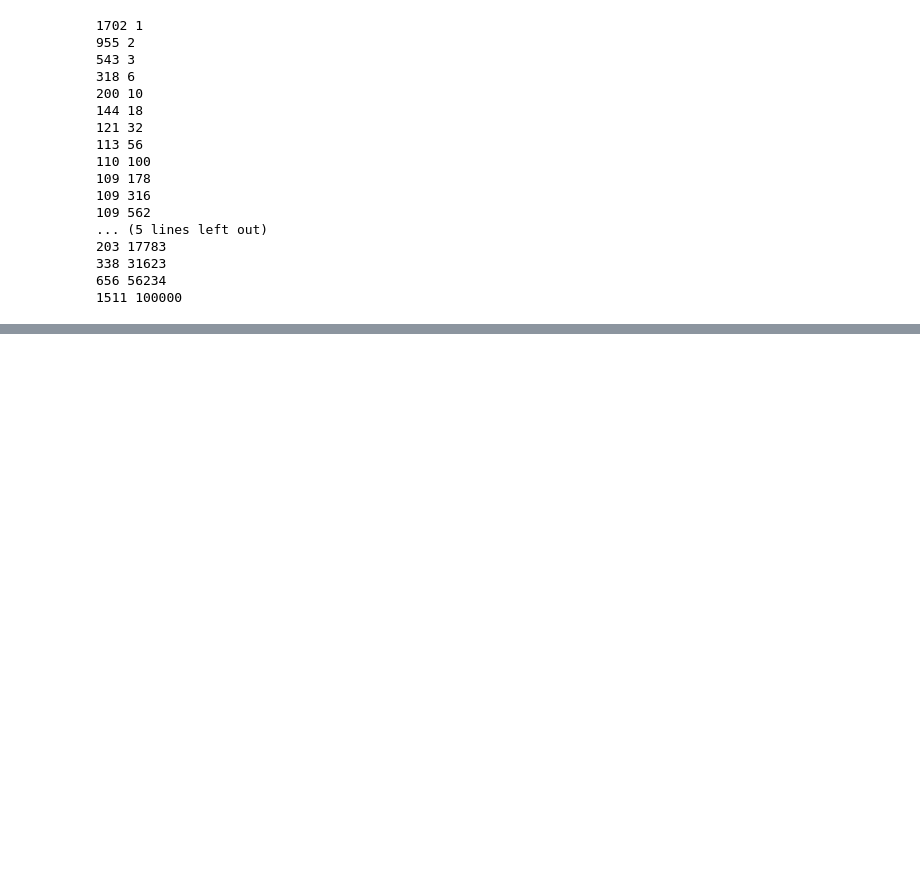
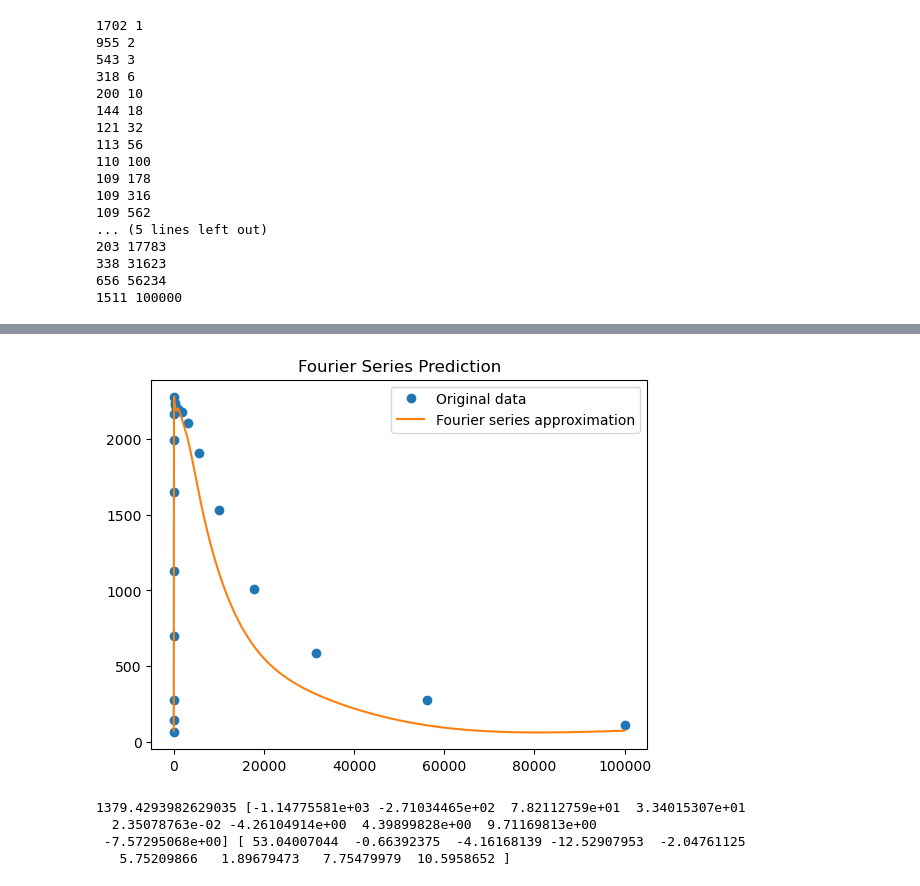
Before and after one commit to loganmachale/PHYS-309, a Jupyter notebook: amplifier_calculations.ipynb, the cells around one changed output, grey strips where cells are left out. Cells and saved outputs as stored; diff of their text form; code cells hidden in the pictures; blank space fills up the shorter version.

```diff
--- a/amplifier_calculations.ipynb
+++ b/amplifier_calculations.ipynb
@@ -161,0 +168,39 @@ amplification(c_amp(1))
+# %%
+import numpy as np
+import matplotlib.pyplot as plt
+
+# Example data: let's create a sample signal using a sine wave
+# Replace this with your actual data
+t = cf_arr
+y = G
+
+def fourier_series(x, a0, an, bn, T):
+    series = a0  # Start with the constant term
+    for n in range(1, len(an) + 1):
+        series += an[n - 1] * np.cos(2 * np.pi * n * np.log10(x) / T) + bn[n - 1] * np.sin(2 * np.pi * n * np.log10(x) / T)
+    return series
+
+T = 5
+
+# Perform Fourier transform and extract coefficients
+fourier_coeffs = np.fft.fft(y) / len(t)  # Normalize by number of points
+frequencies = np.fft.fftfreq(len(t), d=(t[1] - t[0]))
+
+# Split the coefficients into cosine (real) and sine (imaginary) parts
+a0 = fourier_coeffs[0].real  # DC component (constant term)
+an = 2 * fourier_coeffs[1:len(fourier_coeffs) // 2].real  # Cosine terms
+bn = -2 * fourier_coeffs[1:len(fourier_coeffs) // 2].imag  # Sine terms
+
+plt.plot(t, y, 'o', label='Original data')
+plt.plot(f_arr, fourier_series(f_arr, a0, an, bn, T), label='Fourier series approximation')
+plt.legend()
+plt.title('Fourier Series Prediction')
+plt.show()
+
+print(a0, an, bn)
+# %% [output]
+[figure, added]
+1379.4293982629035 [-1.14775581e+03 -2.71034465e+02  7.82112759e+01  3.34015307e+01
+  2.35078763e-02 -4.26104914e+00  4.39899828e+00  9.71169813e+00
+ -7.57295068e+00] [ 53.04007044  -0.66392375  -4.16168139 -12.52907953  -2.04761125
+   5.75209866   1.89679473   7.75479979  10.5958652 ]
```
Also changed, not shown: parts of 4 cells of this notebook.
